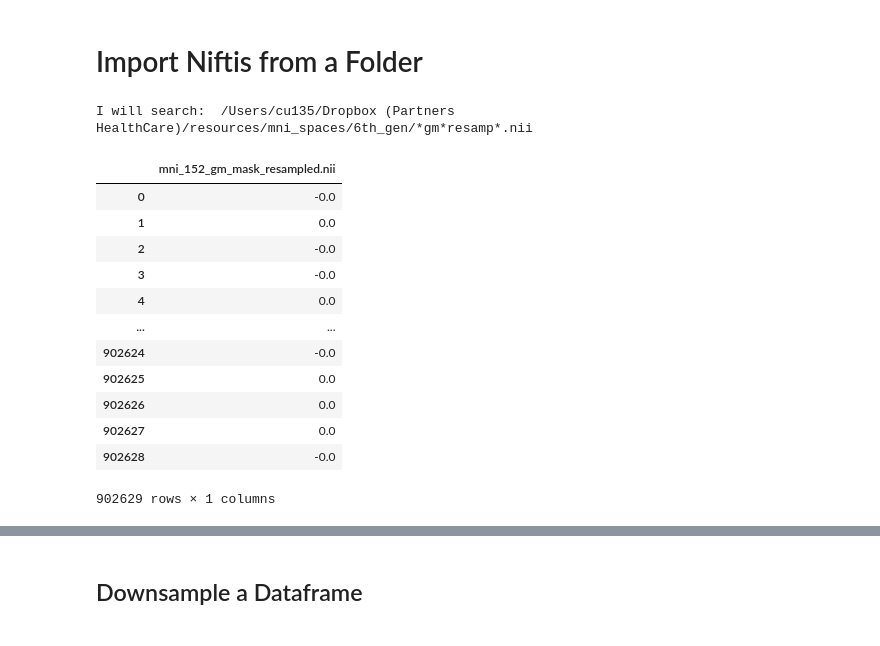
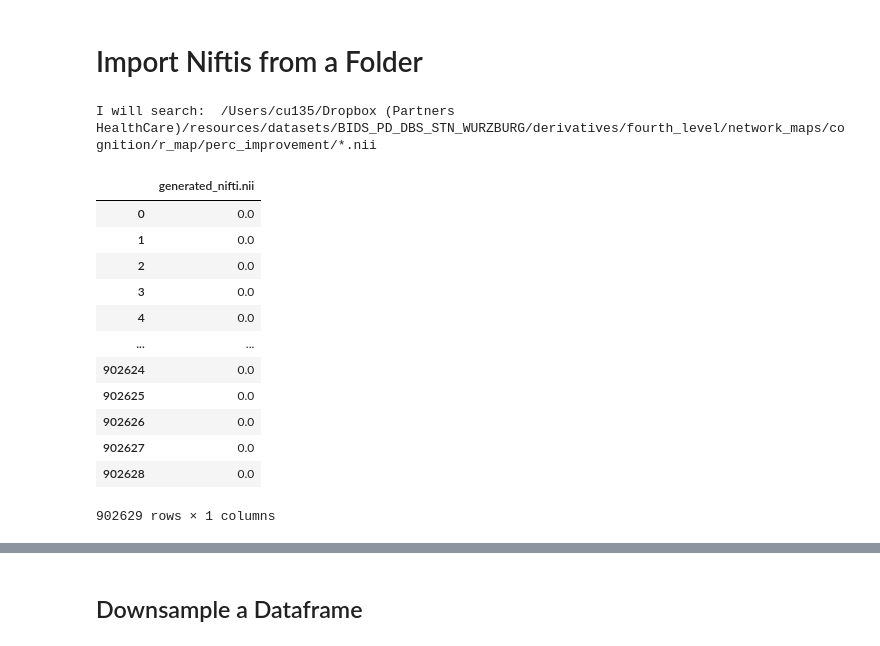
Before and after one commit to Calvinwhow/Research, a Jupyter notebook: nimlab/calvin_utils/notebooks/neuroimaging_notebooks/generic_matrix_manipulations_v1.ipynb, the cells around one changed output, grey strips where cells are left out. Drawn from its saved outputs; the diff is of its cells as text; code cells hidden in the pictures.

```diff
--- a/nimlab/calvin_utils/notebooks/neuroimaging_notebooks/generic_matrix_manipulations_v1.ipynb
+++ b/nimlab/calvin_utils/notebooks/neuroimaging_notebooks/generic_matrix_manipulations_v1.ipynb
@@ -92,25 +71,23 @@ def csv_of_nifti_filepaths_to_dataframe(csv_path: str) -> pd.DataFrame:
 # %%
 from calvin_utils.file_utils.import_matrices import import_matrices_from_folder
 #set file path to'' if you have specified the full path to the nifti file itself
-# /sub-101/z_score_atrophy/CSF/sub-101_generated_nifti.nii
-# /Users/cu135/Dropbox (Partners HealthCare)/resources/datasets/BIDS_AD_DBS_FORNIX/cat12/cat12_ultrafine-reg/CAT12.8.2_2170/sub-150/z_score_atrophy/white_matter
-# /Users/cu135/Dropbox (Partners HealthCare)/resources/datasets/BIDS_PD_DBS_STN_WURZBURG/z_scored_segments
-df_1 = import_matrices_from_folder(path_1, file_pattern='*gm*resamp*.nii')
+path_1 = '/Users/cu135/Dropbox (Partners HealthCare)/resources/datasets/BIDS_PD_DBS_STN_WURZBURG/derivatives/fourth_level/network_maps/cognition/r_map/perc_improvement'
+df_1 = import_matrices_from_folder(path_1, file_pattern='*.nii')
 # /Users/cu135/Dropbox (Partners HealthCare)/memory/functional_networks/ferguson_2019_networks/control_lesions/auditory_hallucination_lesions/sub-08uNodau1/roi/sub-08uNodau1_lesionMask.nii.gz
 df_1
 # %% [output]
-I will search:  /Users/cu135/Dropbox (Partners HealthCare)/resources/mni_spaces/6th_gen/*gm*resamp*.nii
+I will search:  /Users/cu135/Dropbox (Partners HealthCare)/resources/datasets/BIDS_PD_DBS_STN_WURZBURG/derivatives/fourth_level/network_maps/cognition/r_map/perc_improvement/*.nii
-|  | mni_152_gm_mask_resampled.nii |
-| 0 | -0.0 |
+|  | generated_nifti.nii |
+| 0 | 0.0 |
 | 1 | 0.0 |
-| 2 | -0.0 |
-| 3 | -0.0 |
+| 2 | 0.0 |
+| 3 | 0.0 |
 | 4 | 0.0 |
 | ... | ... |
-| 902624 | -0.0 |
+| 902624 | 0.0 |
 | 902625 | 0.0 |
 | 902626 | 0.0 |
 | 902627 | 0.0 |
-| 902628 | -0.0 |
+| 902628 | 0.0 |
 902629 rows × 1 columns
 # %%
```
Also changed, not shown: parts of 20 cells of this notebook, 4 other files.
